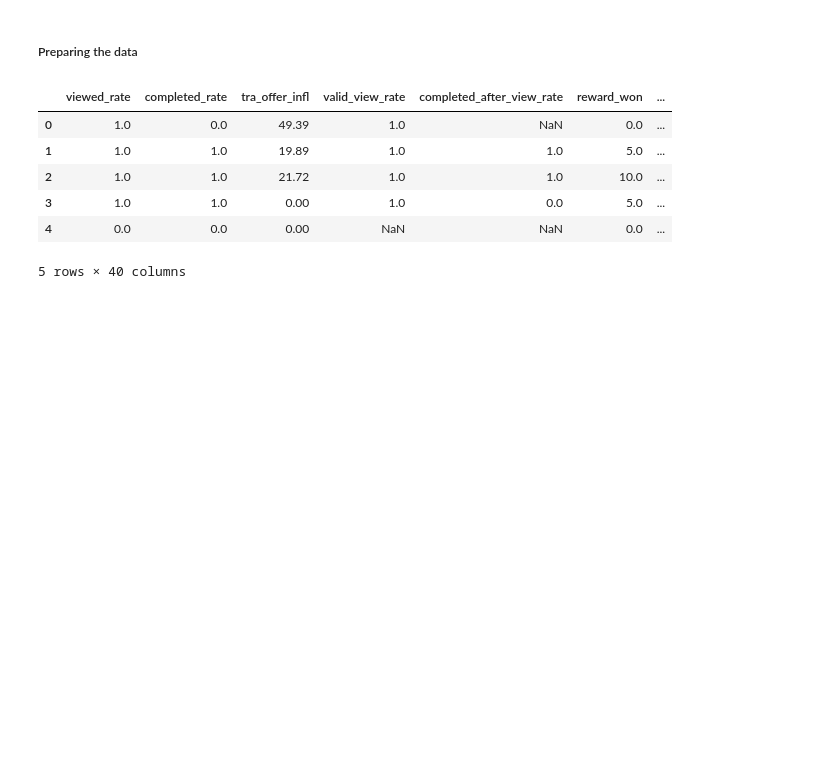
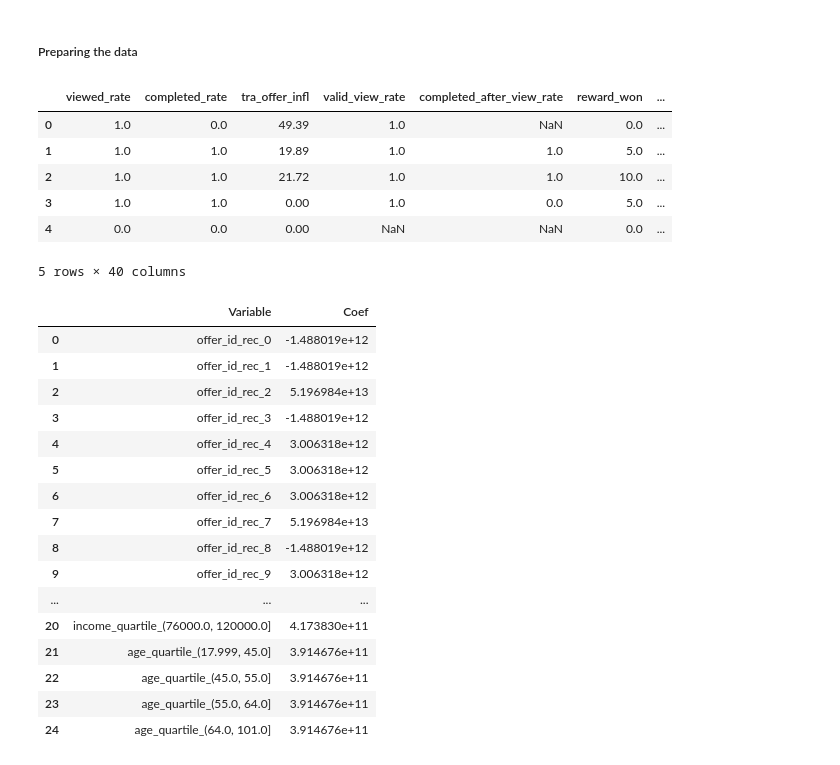
Before and after one commit to IsmaelMiranda11/capstone_project_offer_starbucks, a Jupyter notebook: Data Modeling.ipynb, the cells around one changed output. Saved outputs shown, nothing was run; the diff lists cells and outputs as text; code cells hidden in the pictures; blank space fills up the shorter version.

```diff
--- a/Data Modeling.ipynb
+++ b/Data Modeling.ipynb
@@ -222,5 +222,35 @@ rang =  np.arange(0,  len(model_df), 100)
 res = []
 for n in rang:
        res.append(prever(n))
+# %%
+nomes_ = X.columns
+model.coef_
+
+def resume_coeficients(nomes, model):
+    coef_df = pd.DataFrame()
+    coef_df['Variable'] = nomes
+    coef_df['Coef'] = model.coef_
+
+    return coef_df
+
+resume_coeficients(nomes_, model).round(2)
+# %% [output]
+|  | Variable | Coef |
+| 0 | offer_id_rec_0 | -1.488019e+12 |
+| 1 | offer_id_rec_1 | -1.488019e+12 |
+| 2 | offer_id_rec_2 | 5.196984e+13 |
+| 3 | offer_id_rec_3 | -1.488019e+12 |
+| 4 | offer_id_rec_4 | 3.006318e+12 |
+| 5 | offer_id_rec_5 | 3.006318e+12 |
+| 6 | offer_id_rec_6 | 3.006318e+12 |
+| 7 | offer_id_rec_7 | 5.196984e+13 |
+| 8 | offer_id_rec_8 | -1.488019e+12 |
+| 9 | offer_id_rec_9 | 3.006318e+12 |
+| ... | ... | ... |
+| 20 | income_quartile_(76000.0, 120000.0] | 4.173830e+11 |
+| 21 | age_quartile_(17.999, 45.0] | 3.914676e+11 |
+| 22 | age_quartile_(45.0, 55.0] | 3.914676e+11 |
+| 23 | age_quartile_(55.0, 64.0] | 3.914676e+11 |
+| 24 | age_quartile_(64.0, 101.0] | 3.914676e+11 |
 # %%
 plt.plot(rang, res)
```
Also changed, not shown: parts of 3 cells of this notebook.
